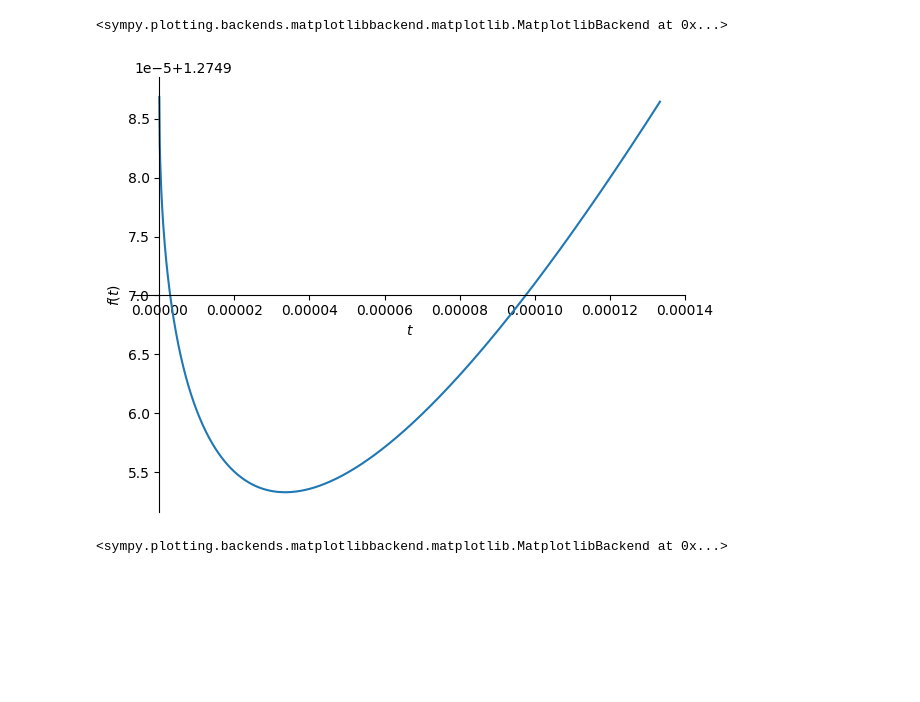
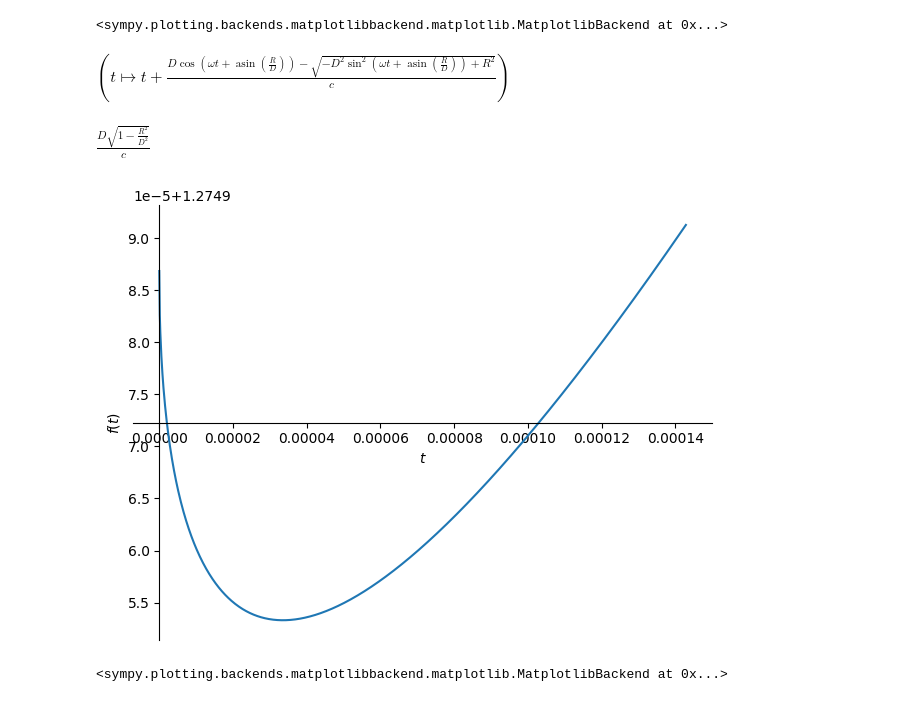
Before and after one commit to alvazi2/RelativisticIllumination, a Jupyter notebook: MoonSweep.ipynb, the cells around one changed output. Saved outputs shown, nothing was run; the diff lists cells and outputs as text; code cells hidden in the pictures; blank space fills up the shorter version.

Commit message:
reworked formulas to be more generic, then substitute values for Earth - Moon system

```diff
--- a/MoonSweep.ipynb
+++ b/MoonSweep.ipynb
@@ -60,6 +62,7 @@ $\displaystyle \operatorname{asin}{\left(\frac{\left(D \cos{\left(\alpha \right)
 L_min = D - R
 L_max = sqrt(D*D - R*R)
 # %%
-# Maximum angle of Moon (full moon appears with angular diameter 2 * alpha_max)
+# Maximum/Minimum angle of Moon (full moon appears with angular diameter 2 * alpha_max)
 alpha_max = asin(R/D)
-alpha_max
+alpha_start = alpha_max
+alpha_end = -alpha_max
@@ -71,3 +72,8 @@ surfaceAngle = Lambda(alpha, beta)
 surfaceAngle
 # %% [output]
 $\displaystyle \left( \alpha \mapsto \operatorname{asin}{\left(\frac{\left(D \cos{\left(\alpha \right)} - \sqrt{- D^{2} \sin^{2}{\left(\alpha \right)} + R^{2}}\right) \sin{\left(\alpha \right)}}{R} \right)} \right)$
+# %%
+# Sweep dynamics
+# Assumption: t = 0 is start of sweep
+sweepAngle = Lambda(t, alpha_start + omega*t)   # Sweep angle as a function of time (sweep from alpha_max to -alpha_max)
+sweepAngle
@@ -99,10 +110,3 @@ plot(pathLengthMoon(alpha), (alpha, alpha_maxMoon, 0))
 # %% [output]
 [figure]
 <sympy.plotting.backends.matplotlibbackend.matplotlib.MatplotlibBackend at 0x...>
-# %%
-# Sweep dynamics
-sweepDuration = 1.0 # Sweep duration in seconds
-
-angularSpeed = 2 * alpha_maxMoon / sweepDuration  # sweep angular speed in rad/sec
-
-sweepAngle = Lambda(t, alpha_maxMoon - angularSpeed*t)
@@ -112,6 +113,11 @@ arrivalTime = Lambda(t, t + pathLengthMoon(sweepAngle(t))/speedOfLight)
-# %%
-#
-plot(arrivalTime(t), (t, 0, sweepDuration/7500))
-# %% [output]
-[figure, removed]
-<sympy.plotting.backends.matplotlibbackend.matplotlib.MatplotlibBackend at 0x...>
+# %%
+# Sweep dynamics
+angularSpeed = (alpha_end - alpha_start) / T             # Sweep angular speed in rad/sec
+arrivalTime = Lambda(t, t + pathLength(sweepAngle(t))/c) # Arrival time at moon service as function of time
+arrivalTime
+# %% [output]
+$\displaystyle \left( t \mapsto t + \frac{D \cos{\left(\omega t + \operatorname{asin}{\left(\frac{R}{D} \right)} \right)} - \sqrt{- D^{2} \sin^{2}{\left(\omega t + \operatorname{asin}{\left(\frac{R}{D} \right)} \right)} + R^{2}}}{c} \right)$
+# %%
+arrivalTime(0)
+# %% [output]
+$\displaystyle \frac{D \sqrt{1 - \frac{R^{2}}{D^{2}}}}{c}$
@@ -117,0 +127,9 @@ plot(arrivalTime(t), (t, 0, sweepDuration/7500))
+# %%
+# Arrival time for Earth - Moon system:
+sweepDuration = 1.0                                      # Sweep duration in seconds
+angularSpeedMoon = angularSpeed.subs([(D, distanceEarthMoon), (R, moonRadius), (T, sweepDuration)])
+arrivalTimeMoon = arrivalTime.subs([(D, distanceEarthMoon), (R, moonRadius), (c, speedOfLight), (omega, angularSpeedMoon)])
+plot(arrivalTimeMoon(t), (t, 0, sweepDuration/7000))
+# %% [output]
+[figure, added]
+<sympy.plotting.backends.matplotlibbackend.matplotlib.MatplotlibBackend at 0x...>
```
Also changed, not shown: parts of 6 cells of this notebook.
